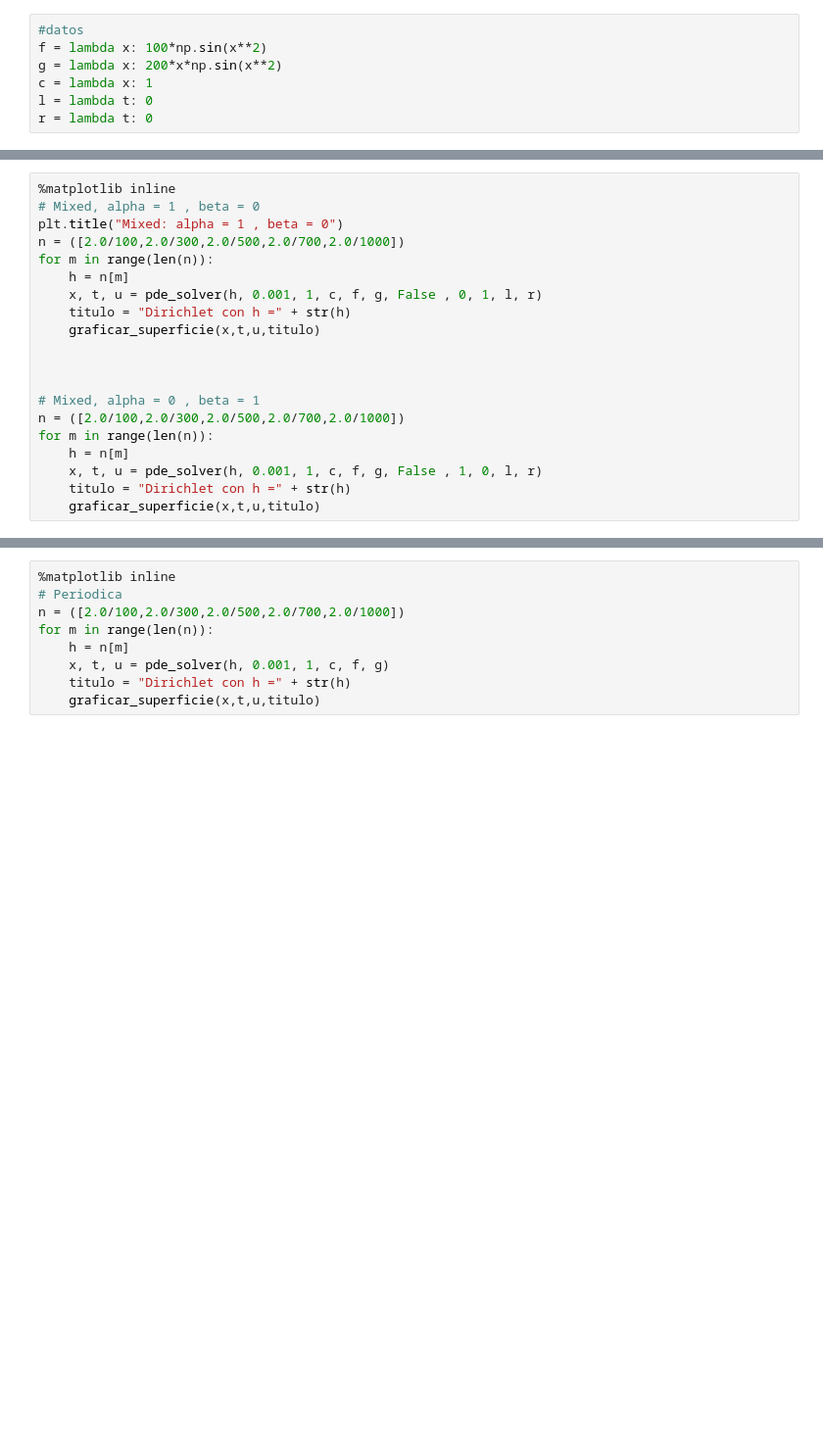
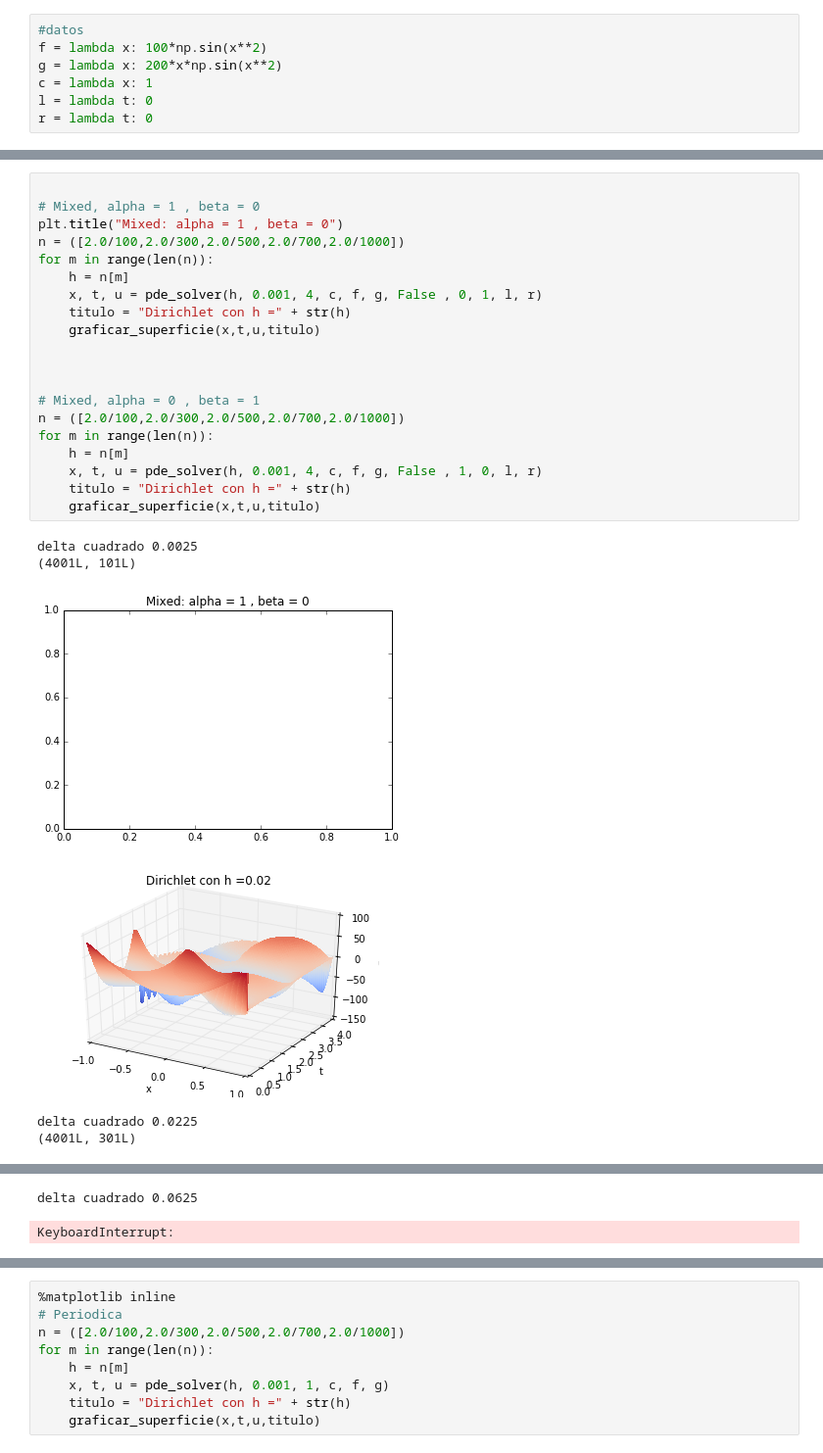
Before and after one commit to zkto/lab4cc2, a Jupyter notebook: Lab4CC2.ipynb, the cells around one changed output, grey strips where cells are left out. Shown: that part at 98% size. Cells and saved outputs as stored; diff of their text form; blank space fills up the shorter version.

```diff
--- a/Lab4CC2.ipynb
+++ b/Lab4CC2.ipynb
@@ -223,20 +202,27 @@ for m in range(len(n)):
 # %%
-%matplotlib inline
+
 # Mixed, alpha = 1 , beta = 0
 plt.title("Mixed: alpha = 1 , beta = 0")
 n = ([2.0/100,2.0/300,2.0/500,2.0/700,2.0/1000])
 for m in range(len(n)):
     h = n[m]
-    x, t, u = pde_solver(h, 0.001, 1, c, f, g, False , 0, 1, l, r)
+    x, t, u = pde_solver(h, 0.001, 4, c, f, g, False , 0, 1, l, r)
     titulo = "Dirichlet con h =" + str(h)
     graficar_superficie(x,t,u,titulo)
 
 
 
 # Mixed, alpha = 0 , beta = 1
 n = ([2.0/100,2.0/300,2.0/500,2.0/700,2.0/1000])
 for m in range(len(n)):
     h = n[m]
-    x, t, u = pde_solver(h, 0.001, 1, c, f, g, False , 1, 0, l, r)
+    x, t, u = pde_solver(h, 0.001, 4, c, f, g, False , 1, 0, l, r)
     titulo = "Dirichlet con h =" + str(h)
     graficar_superficie(x,t,u,titulo)
+# %% [output]
+delta cuadrado 0.0025
+(4001L, 101L)
+[figure, added]
+[figure, added]
+delta cuadrado 0.0225
+(4001L, 301L)
@@ -242,0 +230,2 @@ for m in range(len(n)):
+delta cuadrado 0.0625
+KeyboardInterrupt:
```
Also changed, not shown: parts of 5 cells of this notebook.
